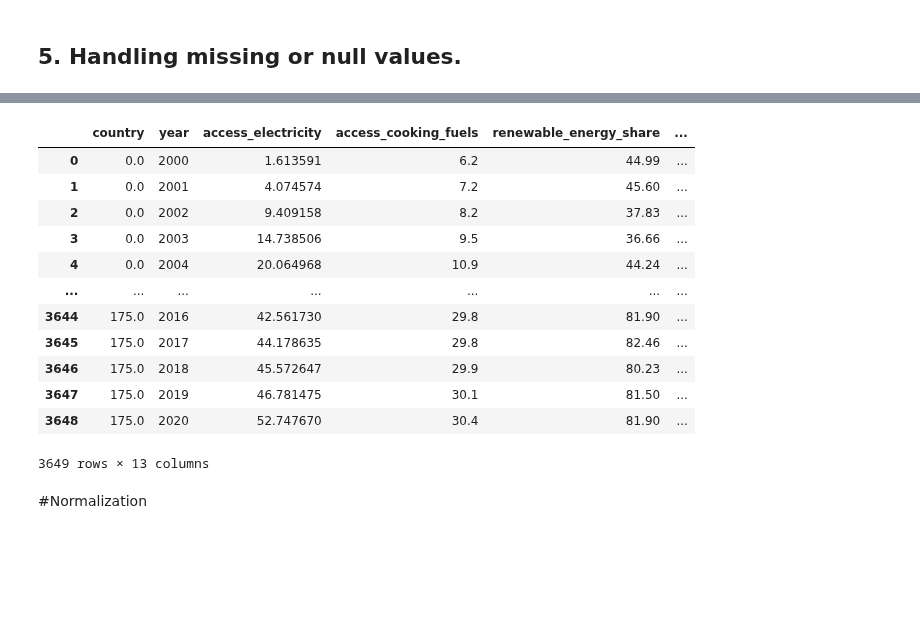
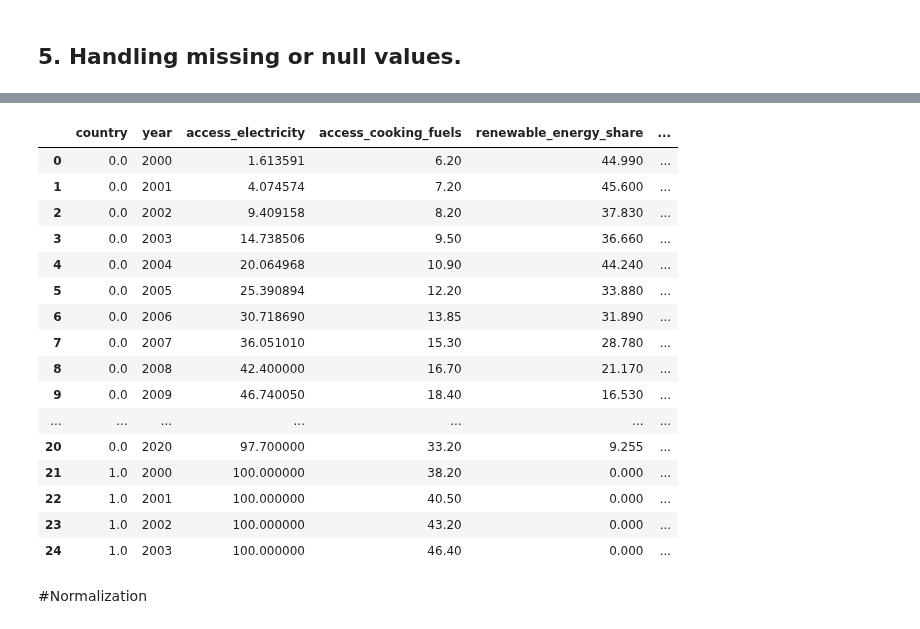
Before and after one commit to elkinbarretorojas/data_science, a Jupyter notebook: energy/model.ipynb, the cells around one changed output, grey strips where cells are left out. Cells and saved outputs as stored; diff of their text form; code cells hidden in the pictures; blank space fills up the shorter version.

```diff
--- a/energy/model.ipynb
+++ b/energy/model.ipynb
@@ -107,0 +101,3 @@ AttributeError: 'list' object has no attribute 'isnull'
+# %%
+energy_data['density'] = energy_data['density'].str.replace(',', '')
+energy_data['density'] = pd.to_numeric(energy_data['density'])
@@ -107,0 +121,6 @@ AttributeError: 'list' object has no attribute 'isnull'
+# %%
+
+energy_data = energy_data.drop(energy_data[energy_data['country'] == 'French Guiana'].index)
+energy_data = energy_data.drop(energy_data[energy_data['country'] == 'South Sudan'].index)
+energy_data = energy_data.drop(energy_data[energy_data['country'] == 'Montenegro'].index)
+energy_data = energy_data.drop(energy_data[energy_data['country'] == 'Serbia'].index)
@@ -203,23 +269,27 @@ from sklearn import preprocessing
 # %%
 enc = preprocessing.OrdinalEncoder()
 X = energy_data[['country']]
 enc.fit(X)
 energy_data['country'] = enc.transform(energy_data[['country']])
-energy_data
+energy_data.head(25)
 # %% [output]
 |  | country | year | access_electricity | access_cooking_fuels | renewable_energy_share | ... |
-| 0 | 0.0 | 2000 | 1.613591 | 6.2 | 44.99 | ... |
-| 1 | 0.0 | 2001 | 4.074574 | 7.2 | 45.60 | ... |
-| 2 | 0.0 | 2002 | 9.409158 | 8.2 | 37.83 | ... |
-| 3 | 0.0 | 2003 | 14.738506 | 9.5 | 36.66 | ... |
-| 4 | 0.0 | 2004 | 20.064968 | 10.9 | 44.24 | ... |
+| 0 | 0.0 | 2000 | 1.613591 | 6.20 | 44.990 | ... |
+| 1 | 0.0 | 2001 | 4.074574 | 7.20 | 45.600 | ... |
+| 2 | 0.0 | 2002 | 9.409158 | 8.20 | 37.830 | ... |
+| 3 | 0.0 | 2003 | 14.738506 | 9.50 | 36.660 | ... |
+| 4 | 0.0 | 2004 | 20.064968 | 10.90 | 44.240 | ... |
+| 5 | 0.0 | 2005 | 25.390894 | 12.20 | 33.880 | ... |
+| 6 | 0.0 | 2006 | 30.718690 | 13.85 | 31.890 | ... |
+| 7 | 0.0 | 2007 | 36.051010 | 15.30 | 28.780 | ... |
+| 8 | 0.0 | 2008 | 42.400000 | 16.70 | 21.170 | ... |
+| 9 | 0.0 | 2009 | 46.740050 | 18.40 | 16.530 | ... |
 | ... | ... | ... | ... | ... | ... | ... |
-| 3644 | 175.0 | 2016 | 42.561730 | 29.8 | 81.90 | ... |
-| 3645 | 175.0 | 2017 | 44.178635 | 29.8 | 82.46 | ... |
-| 3646 | 175.0 | 2018 | 45.572647 | 29.9 | 80.23 | ... |
-| 3647 | 175.0 | 2019 | 46.781475 | 30.1 | 81.50 | ... |
-| 3648 | 175.0 | 2020 | 52.747670 | 30.4 | 81.90 | ... |
+| 20 | 0.0 | 2020 | 97.700000 | 33.20 | 9.255 | ... |
+| 21 | 1.0 | 2000 | 100.000000 | 38.20 | 0.000 | ... |
+| 22 | 1.0 | 2001 | 100.000000 | 40.50 | 0.000 | ... |
+| 23 | 1.0 | 2002 | 100.000000 | 43.20 | 0.000 | ... |
+| 24 | 1.0 | 2003 | 100.000000 | 46.40 | 0.000 | ... |
-3649 rows × 13 columns
 # %% [markdown]
 #Normalization
 # %%
```
Also changed, not shown: parts of 32 cells of this notebook, 2 other files.
